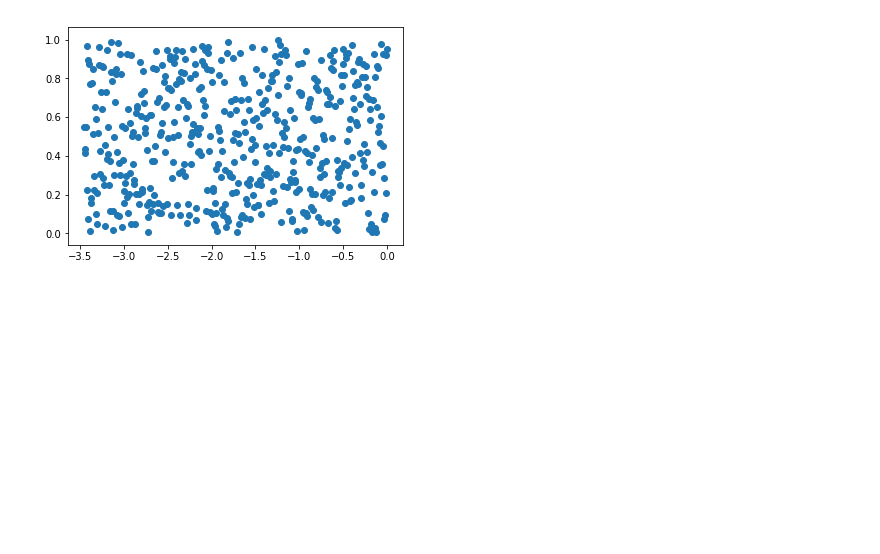
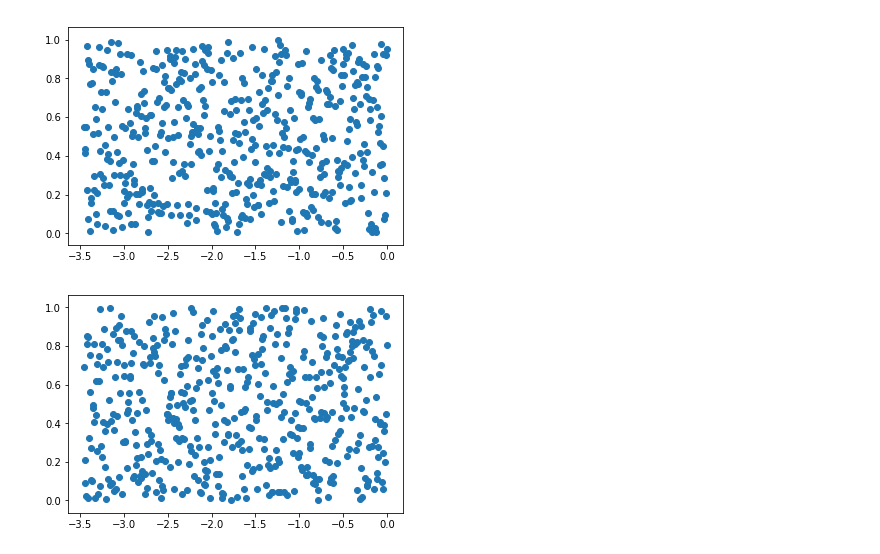
Before and after one commit to yusuftas/blog_python_codes, a Jupyter notebook: learning_randomness_attempt1/learning_randomness_attempt1.ipynb, the cells around one changed output. Cells and saved outputs as stored; diff of their text form; code cells hidden in the pictures; blank space fills up the shorter version.

```diff
--- a/learning_randomness_attempt1/learning_randomness_attempt1.ipynb
+++ b/learning_randomness_attempt1/learning_randomness_attempt1.ipynb
@@ -28,15 +28,25 @@ train_Y = np.asarray(trainy[0:int(datacount/2)])
 test_X  = np.asarray(trainx[int(datacount/2):])
 test_Y  = np.asarray(trainy[int(datacount/2):])
 
-#Lets do some Standardization on X to
-# scale it down to 0-1 range
+#Lets do some Standardization on X to scale it down
+#otherwise x range is 0:1000 vs 0:1 in y
 
 xmax = max(train_X)
 stdx = np.std(train_X)
 
+tmax = max(test_X)
+stdt = np.std(test_X)
+
 train_X = (train_X - xmax) / stdx
+
+#test_X  = (test_X - xmax) / stdx
+test_X  = (test_X - tmax) / stdt
 # %%
 plt.scatter(train_X,train_Y)
 plt.show()
+
+plt.scatter(test_X,test_Y)
+plt.show()
 # %% [output]
 [figure]
+[figure, added]
```
Also changed, not shown: parts of 7 cells of this notebook, 4 other files.
